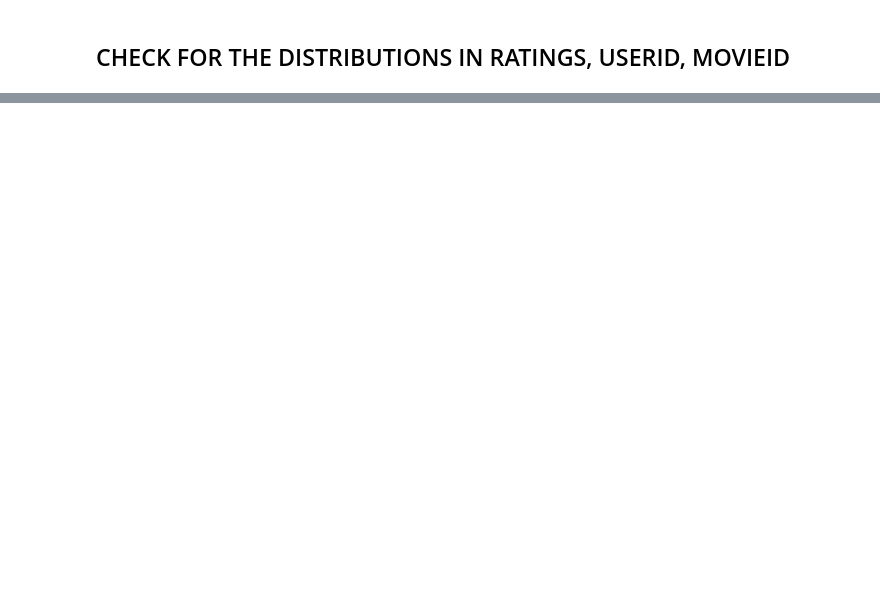
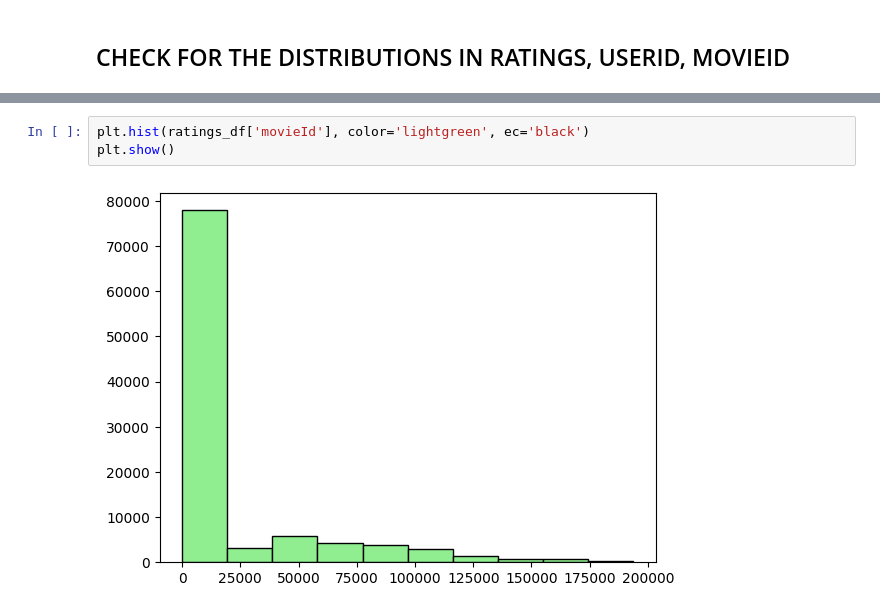
Before and after one commit to anudwigna/recsys_project, a Jupyter notebook: main.ipynb, the cells around one changed output, grey strips where cells are left out. Cells and saved outputs as stored; diff of their text form; blank space fills up the shorter version.

```diff
--- a/main.ipynb
+++ b/main.ipynb
@@ -114,0 +123,5 @@ sorted_movies
+# %%
+plt.hist(ratings_df['movieId'], color='lightgreen', ec='black')
+plt.show()
+# %% [output]
+[figure, added]
```
Also changed, not shown: parts of 9 cells of this notebook.
